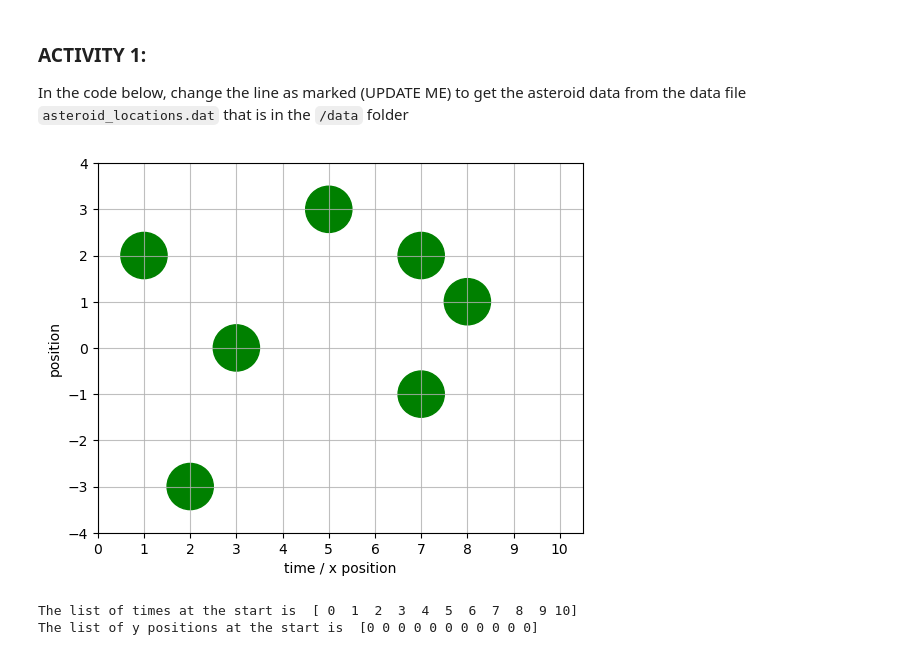
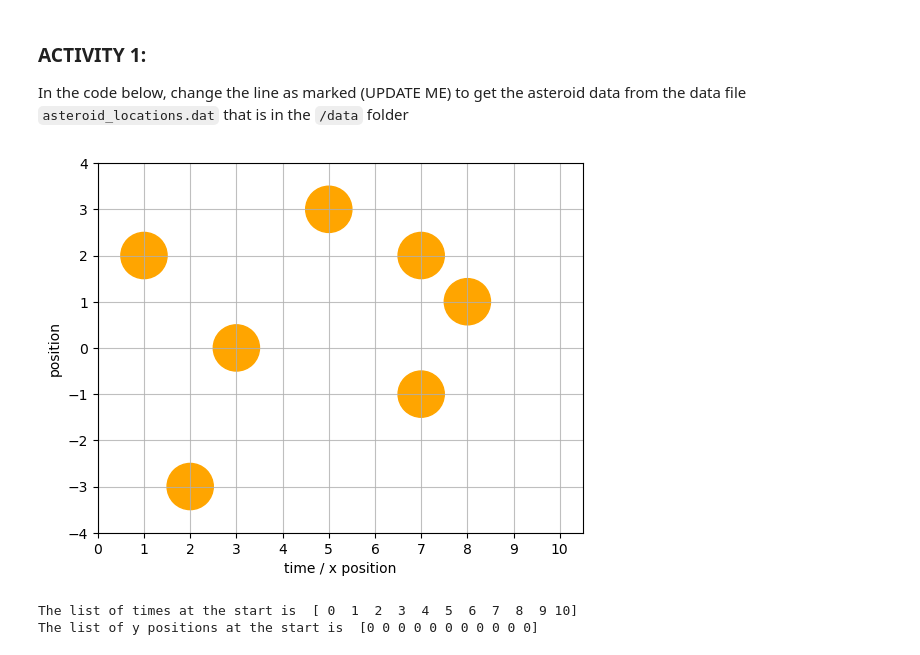
Before and after one commit to ronimbambu/TopicsInSciComp-RM, a Jupyter notebook: Notebooks/Week2_LabExercises.ipynb, the cells around one changed output. Saved outputs shown, nothing was run; the diff lists cells and outputs as text; code cells hidden in the pictures.

```diff
--- a/Notebooks/Week2_LabExercises.ipynb
+++ b/Notebooks/Week2_LabExercises.ipynb
@@ -22,30 +23,30 @@ In the code below, change the line as marked (UPDATE ME) to get the asteroid dat
 # %%
 # Set up the plotting
 
 def plot_asteroid_field(ax) :
     plt.axis([0,10.5,-4,4])
     major_ticks = np.arange(0, 11, 1)
     ax.set_xticks(major_ticks)
     plt.xlabel("time / x position")
     plt.ylabel("position")
     ax.set_aspect('equal')
     ax.grid(which='major', alpha=0.8)
 
     # Mark the asteroid positions onto the plot - read in the data from data/asteroid_locations.dat
     # HINT: the function you need is called loadtxt
     asteroid_locations = np.loadtxt("data/asteroid_locations.dat")
     for location in asteroid_locations :
-        circle=plt.Circle(location, 0.5 , color='g')
+        circle=plt.Circle(location, 0.5 , color='orange')
         ax.add_artist(circle)
     #plt.pause(0.3)
 
 # Test the plot
 fig = plt.figure()
 ax = plt.gcf().gca()
 plot_asteroid_field(ax)
 plt.show()
 # %% [output]
-[figure, old version]
+[figure, new version]
 # %%
 # set up a list to store the times and positions
 list_of_times = np.array([0, 1, 2, 3, 4, 5, 6, 7, 8, 9, 10])
```
Also changed, not shown: parts of 5 cells of this notebook, 1 other file.
